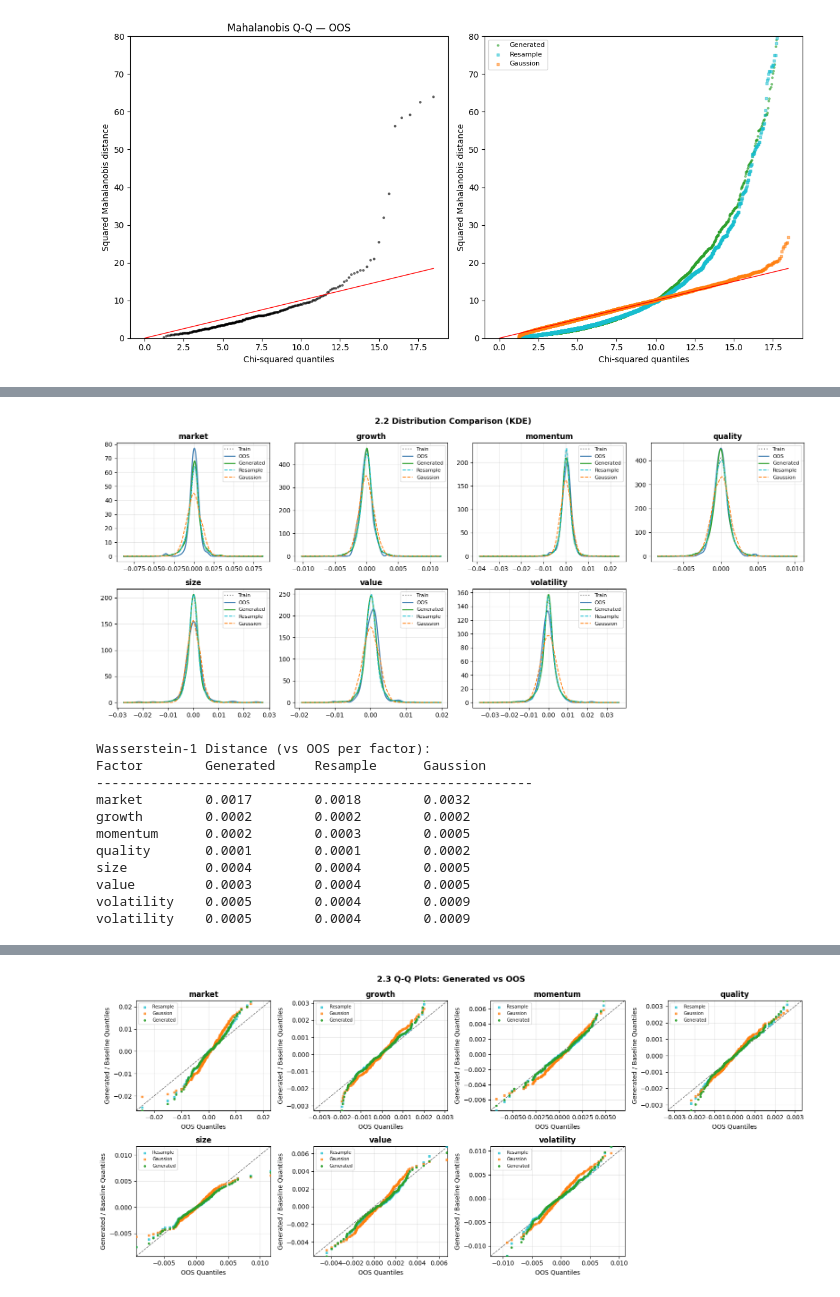
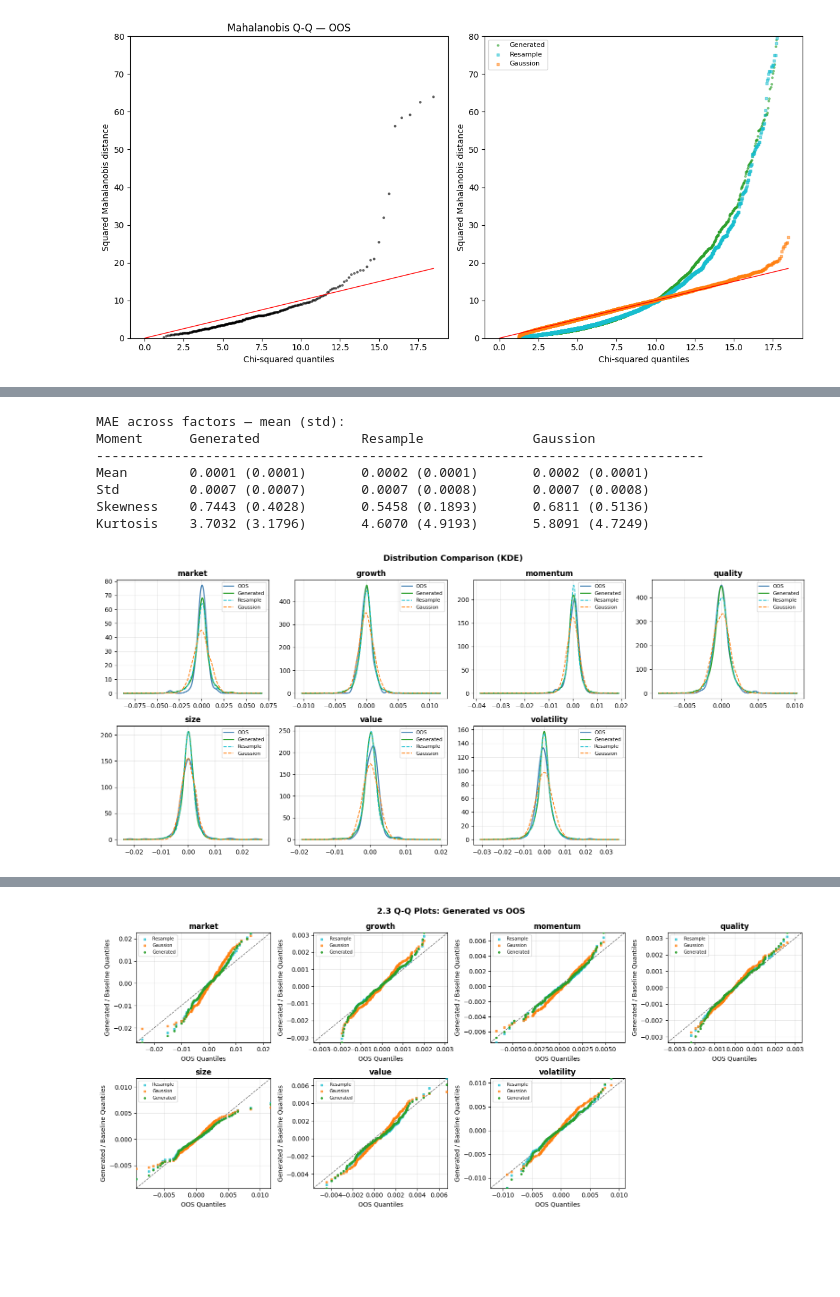
Before and after one commit to yryMax/TailEnhancedFinDiff, a Jupyter notebook: factor_evaluation.ipynb, the cells around one changed output, grey strips where cells are left out. Cells and saved outputs as stored; diff of their text form; code cells hidden in the pictures; blank space fills up the shorter version.

Commit message:
factor_eval

```diff
--- a/factor_evaluation.ipynb
+++ b/factor_evaluation.ipynb
@@ -146,69 +128,60 @@ Kurtosis    3.7032 (3.1796)       4.6070 (4.9193)       5.8091 (4.7249)
+# %%
+def fmt_mae(errs):
+    return f"{np.mean(errs):.4f} ({np.std(errs):.4f})"
+
+col_w = 22
+header = f"{'Moment':<12}" + f"{'Generated':<{col_w}}" + \
+         "".join(f"{bname:<{col_w}}" for bname, _, _ in m_bases)
+print("MAE across factors — mean (std):")
+print(header)
+print("-" * len(header))
+for idx, mname in enumerate(moment_names):
+    row = f"{mname:<12}{fmt_mae(np.abs(m_gen[idx] - m_OOS[idx])):<{col_w}}"
+    for _, bm, _ in m_bases:
+        row += f"{fmt_mae(np.abs(bm[idx] - m_OOS[idx])):<{col_w}}"
+    print(row)
+# %% [output]
+MAE across factors — mean (std):
+Moment      Generated             Resample              Gaussion
+------------------------------------------------------------------------------
+Mean        0.0001 (0.0001)       0.0002 (0.0001)       0.0002 (0.0001)
+Std         0.0007 (0.0007)       0.0007 (0.0008)       0.0007 (0.0008)
+Skewness    0.7443 (0.4028)       0.5458 (0.1893)       0.6811 (0.5136)
+Kurtosis    3.7032 (3.1796)       4.6070 (4.9193)       5.8091 (4.7249)
 # %%
-# 2.2 Distribution Comparison (KDE)
-from scipy.stats import gaussian_kde, wasserstein_distance
-
+#Distribution Comparison (KDE)
 n_factors = len(FACTOR_NAMES)
 fig, axes = plt.subplots(2, 4, figsize=(16, 7))
 
 for ax, name, i in zip(axes.flatten(), FACTOR_NAMES, range(n_factors)):
     OOS_vals    = OOS[:, i]
     gen_vals    = sampled[:, i]
-    train_vals  = train.drop(columns=['alpha']).values[:, i]
 
-    all_vals = np.concatenate([OOS_vals, gen_vals, train_vals] +
+    all_vals = np.concatenate([OOS_vals, gen_vals] +
                               [bdata[:, i] for _, bdata, _ in baselines])
     x_min, x_max = all_vals.min(), all_vals.max()
     pad = (x_max - x_min) * 0.05
     x = np.linspace(x_min - pad, x_max + pad, 300)
 
     for vals, label, color, ls, lw in [
-        (train_vals, 'Train',     '#7f7f7f', ':',  1.6),
         (OOS_vals,   'OOS',       'steelblue', '-', 1.8),
         (gen_vals,   'Generated', '#2ca02c',     '-', 1.8),
     ]:
         ax.plot(x, gaussian_kde(vals)(x), label=label, color=color, lw=lw, ls=ls)
 
     for (bname, bdata, bc) in baselines:
         ax.plot(x, gaussian_kde(bdata[:, i])(x),
                 label=bname, color=bc, lw=1.4, ls='--')
 
     ax.set_title(name, fontweight='bold')
     ax.legend(fontsize=8)
     ax.grid(True, alpha=0.3)
 
 for ax in axes.flatten()[n_factors:]:
     ax.set_visible(False)
 
-fig.suptitle('2.2 Distribution Comparison (KDE)', fontsize=13, fontweight='bold')
+fig.suptitle('Distribution Comparison (KDE)', fontsize=13, fontweight='bold')
 plt.tight_layout()
 plt.show()
-
-col_w = 14
-header = f"{'Factor':<14}" + f"{'Generated':<{col_w}}" + \
-         "".join(f"{bname:<{col_w}}" for bname, _, _ in baselines)
-print("Wasserstein-1 Distance (vs OOS per factor):")
-print(header)
-print("-" * len(header))
-for i, name in enumerate(FACTOR_NAMES):
-    w1_gen = wasserstein_distance(OOS[:, i], sampled[:, i])
-    row = f"{name:<14}{w1_gen:<{col_w}.4f}"
-    for _, bdata, _ in baselines:
-        row += f"{wasserstein_distance(OOS[:, i], bdata[:, i]):<{col_w}.4f}"
-    print(row)
-avg_gen = np.mean([wasserstein_distance(OOS[:, i], sampled[:, i]) for i in range(n_factors)])
-avgs_b  = [np.mean([wasserstein_distance(OOS[:, i], bdata[:, i]) for i in range(n_factors)])
-           for _, bdata, _ in baselines]
-print(row)
 # %% [output]
-[figure, old version]
+[figure, new version]
-Wasserstein-1 Distance (vs OOS per factor):
-Factor        Generated     Resample      Gaussion
---------------------------------------------------------
-market        0.0017        0.0018        0.0032
-growth        0.0002        0.0002        0.0002
-momentum      0.0002        0.0003        0.0005
-quality       0.0001        0.0001        0.0002
-size          0.0004        0.0004        0.0005
-value         0.0003        0.0004        0.0005
-volatility    0.0005        0.0004        0.0009
-volatility    0.0005        0.0004        0.0009
```
Also changed, not shown: parts of 11 cells of this notebook, 9 other files.
